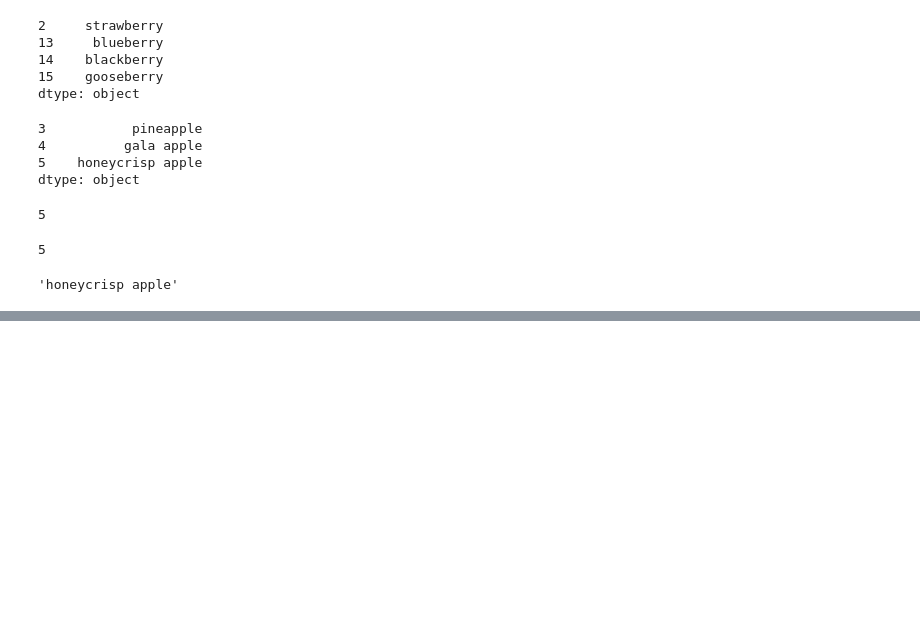
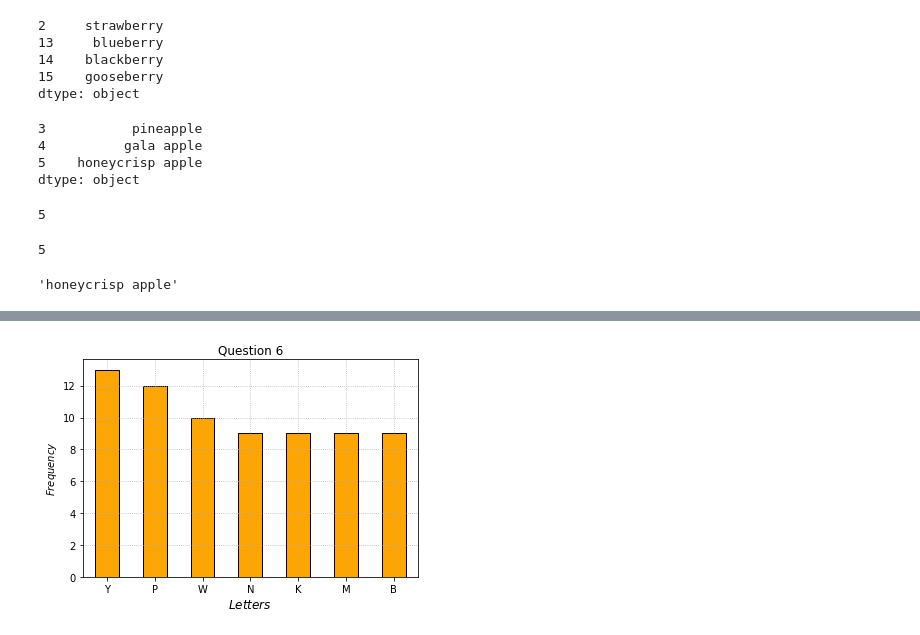
Before and after one commit to Tyler-Applegate/numpy-pandas-visualization-exercises, a Jupyter notebook: pandas_exercises.ipynb, the cells around one changed output, grey strips where cells are left out. Drawn from its saved outputs; the diff is of its cells as text; code cells hidden in the pictures; blank space fills up the shorter version.

```diff
--- a/pandas_exercises.ipynb
+++ b/pandas_exercises.ipynb
@@ -432,0 +419,2 @@ dtype: object
+# %%
+ll = list(letters)
@@ -432,0 +548,10 @@ dtype: object
+# %%
+cap_ser.value_counts().head(7).plot.bar(color = 'orange', width =.5, ec = 'black')
+plt.title('Question 6')
+plt.grid(True, ls=':')
+plt.xlabel('$Letters$', size = 12)
+plt.ylabel('$Frequency$')
+plt.xticks(rotation = 0)
+plt.show()
+# %% [output]
+[figure, added]
```
Also changed, not shown: parts of 22 cells of this notebook, 2 other files.
